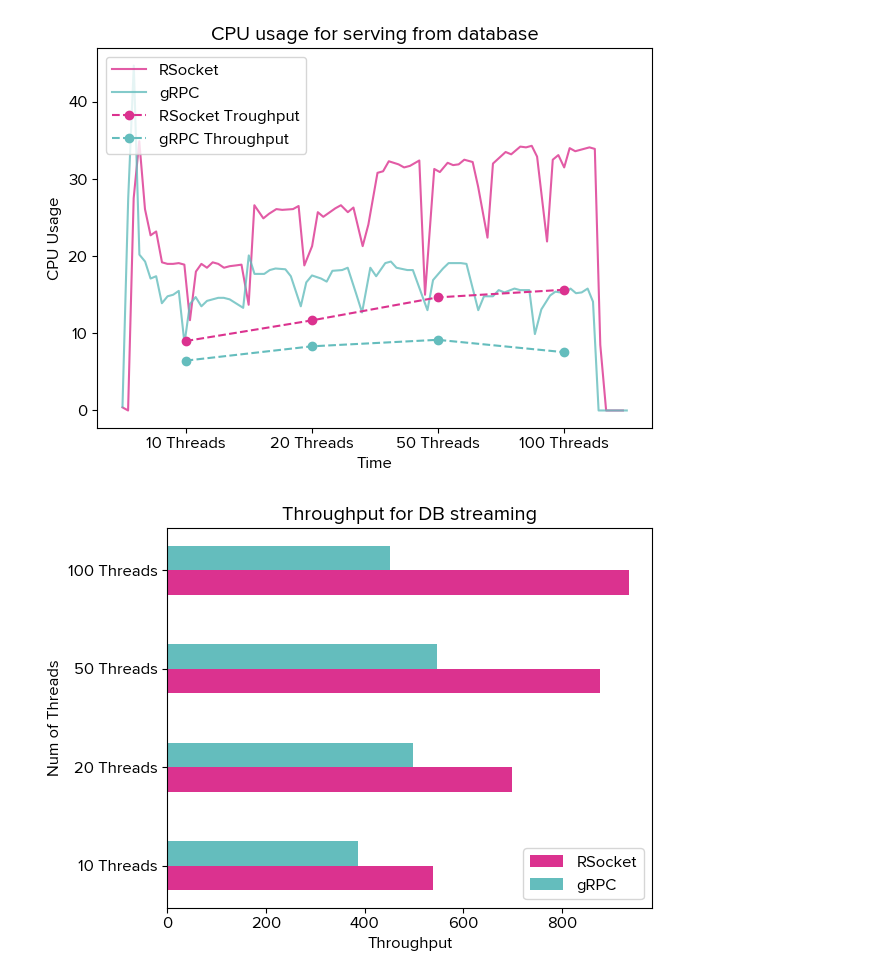
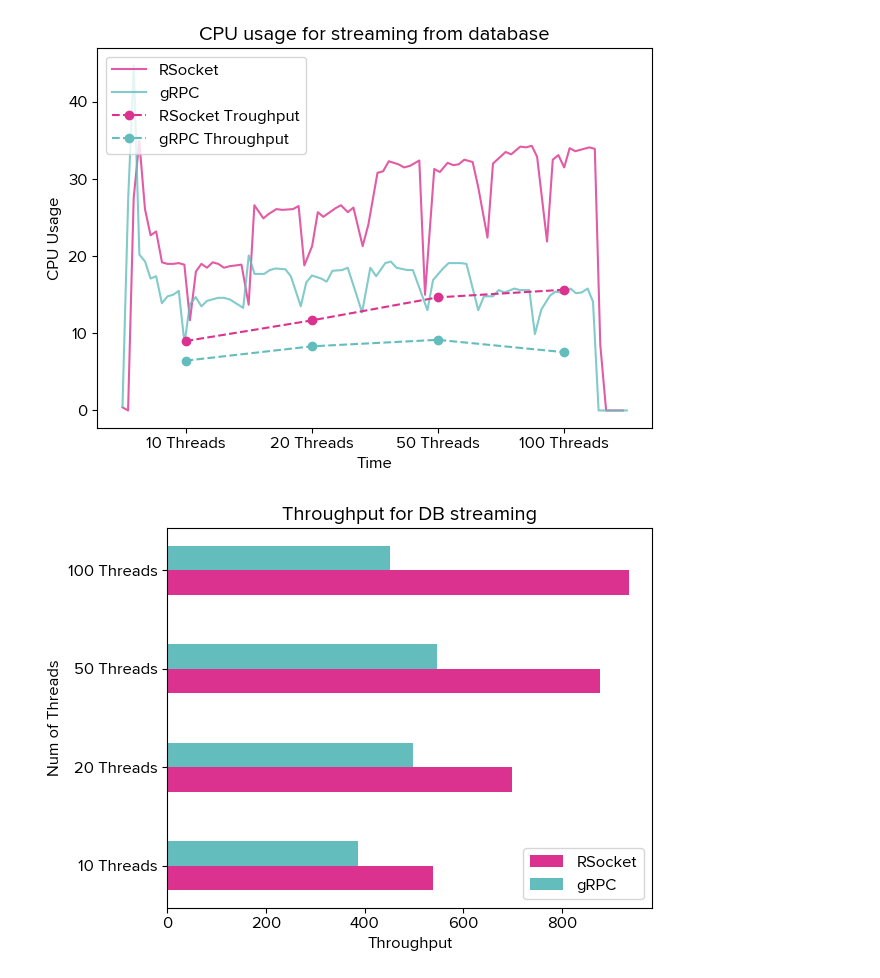
Before and after one commit to pratham-kundan/rsocket-grpc-benchmark, a Jupyter notebook: Results/scripts/iscript.ipynb, the cells around one changed output. Cells and saved outputs as stored; diff of their text form; code cells hidden in the pictures.

```diff
--- a/Results/scripts/iscript.ipynb
+++ b/Results/scripts/iscript.ipynb
@@ -382,15 +382,15 @@ draw_thread_chart(
 # %%
 draw_cpu_chart(
     rsocket_db_cpu,
     grpc_db_cpu,
     grpc_throughput=grpc_db_throughput,
     rsocket_throughput=rsocket_db_throughput,
     throughput_labels=["10 Threads", "20 Threads", "50 Threads", "100 Threads"],
-    title="CPU usage for serving from database",
+    title="CPU usage for streaming from database",
     save_loc="../graphs/db_req_stream_cpu.png"
 )
 # %% [output]
-[figure, old version]
+[figure, new version]
 # %%
 draw_throughput_chart(
     rsocket_db_throughput,
```
Also changed, not shown: parts of 3 cells of this notebook, 8 other files.
